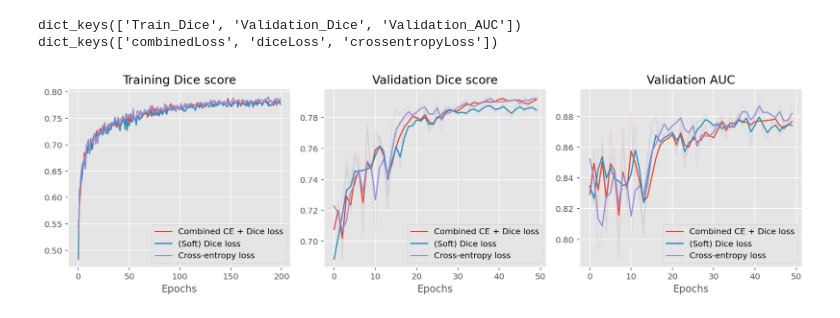
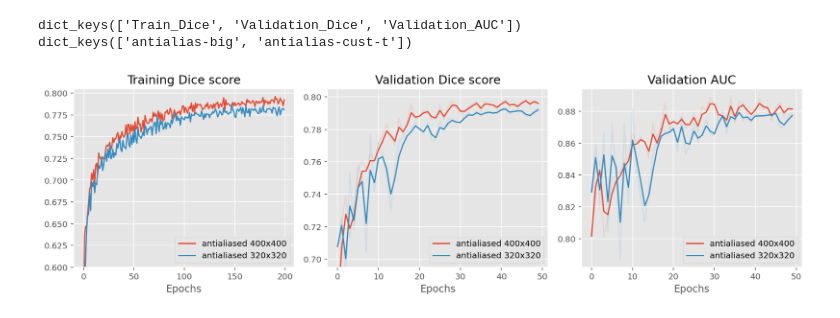
Before and after one commit to ManifoldFR/dlmi-project, a Jupyter notebook: results/makeplots.ipynb, the cells around one changed output. Drawn from its saved outputs; the diff is of its cells as text; code cells hidden in the pictures.

```diff
--- a/results/makeplots.ipynb
+++ b/results/makeplots.ipynb
@@ -6,7 +6,7 @@ import matplotlib.pyplot as plt
 # %%
 plt.style.use("ggplot")
 # %%
-BASE_FOLDER = "dice_loss_vs_combined_unet"
+BASE_FOLDER = "input_size_comparison"
 # %%
 files = sorted(glob.glob(BASE_FOLDER + "/*.csv"))
 
@@ -29,9 +32,14 @@ metric_keys = ['Train_Dice', 'Validation_Dice', 'Validation_AUC']
 labels = {
 #    'antialias-t': '20/80 whole image/crops',
 #    'morewhole': '50/50 whole image/crops'
-    'combinedLoss': 'Combined CE + Dice loss',
-    'diceLoss': '(Soft) Dice loss',
-    'crossentropyLoss': 'Cross-entropy loss'
+#    'combinedLoss': 'Combined CE + Dice loss',
+#    'diceLoss': '(Soft) Dice loss',
+#    'crossentropyLoss': 'Cross-entropy loss'
+    'antialias-big': 'antialiased 400x400',
+    'antialias-cust-t': 'antialiased 320x320',
+#    'noantialias-g': 'no antialising 320x320',
+#    'biginput-N': 'no antialiasing 400x400'
+
 }
 methods_ = list(labels.keys())
 # %%
@@ -48,10 +56,10 @@ print(big_dico.keys())
 print(big_dico[list(big_dico.keys())[0]].keys())
 # %% [output]
 dict_keys(['Train_Dice', 'Validation_Dice', 'Validation_AUC'])
-dict_keys(['combinedLoss', 'diceLoss', 'crossentropyLoss'])
+dict_keys(['antialias-big', 'antialias-cust-t'])
 # %%
-def expo_mov_avg(series):
-    return series.ewm(alpha=.5).mean()
+def expo_mov_avg(series, alpha=.6):
+    return series.ewm(alpha=alpha).mean()
 
 def plot_with_mov_avg(series, ax, label):
     """Plot the Value column with exponential moving average"""
@@ -59,45 +67,47 @@ def plot_with_mov_avg(series, ax, label):
     series = expo_mov_avg(series)
     ax.plot(series, label=label, c=l.get_color())
 # %%
+num_subplots = len(big_dico.keys())
+
 fig = plt.figure(figsize=(13, 4))
-ax = fig.add_subplot(1, 3, 1)
+ax = fig.add_subplot(1, num_subplots, 1)
 
 for key, meth in labels.items():
     plt.plot(big_dico['Train_Dice'][key].Value, label=meth)
 #plt.plot(big_dico['Train_Dice']['combinedLoss'].Value, label="Combined Loss")
 #plt.plot(big_dico['Train_Dice']['diceLoss'].Value, label="(Soft) Dice Loss")
 plt.title("Training Dice score")
-#plt.ylim((0.15, 0.35))
+plt.ylim((0.6, 0.805))
 plt.xlabel("Epochs")
 plt.legend()
 
-ax = fig.add_subplot(1, 3, 2)
+ax = fig.add_subplot(1, num_subplots, 2)
 
 #plt.plot(dfs[2].Value, label="Combined Loss")
 #plt.plot(dfs[5].Value, label="(Soft) Dice Loss")
 for key, meth in labels.items():
     plot_with_mov_avg(big_dico['Validation_Dice'][key].Value, ax, meth)
 #plot_with_mov_avg(big_dico['Validation_Dice']['diceLoss'].Value, ax, "(Soft) Dice Loss")
 plt.title("Validation Dice score")
-# plt.ylim((0.68, 0.8))
+plt.ylim((0.695, 0.805))
 plt.xlabel("Epochs")
 plt.legend()
 
-ax = fig.add_subplot(1, 3, 3)
+ax = fig.add_subplot(1, num_subplots, 3)
 #l, = plt.plot(dfs[1].Value, alpha=.1)
 #plt.plot(expo_mov_avg(dfs[1]), label="Combined Loss", c=l.get_color())
 for key, meth in labels.items():
     plot_with_mov_avg(big_dico['Validation_AUC'][key].Value, ax, meth)
 #plot_with_mov_avg(big_dico['Validation_AUC']['combinedLoss'].Value, ax, "Combined Loss")
 #plot_with_mov_avg(big_dico['Validation_AUC']['diceLoss'].Value, ax, "(Soft) Dice Loss")
 
 plt.title("Validation AUC")
 # plt.ylim((0.8, 0.9))
 plt.xlabel("Epochs")
 plt.legend()
 plt.tight_layout()
 
 plt.tight_layout()
 # %% [output]
-[figure, old version]
+[figure, new version]
 # %%
```
Also changed, not shown: parts of 2 cells of this notebook, 16 other files.
